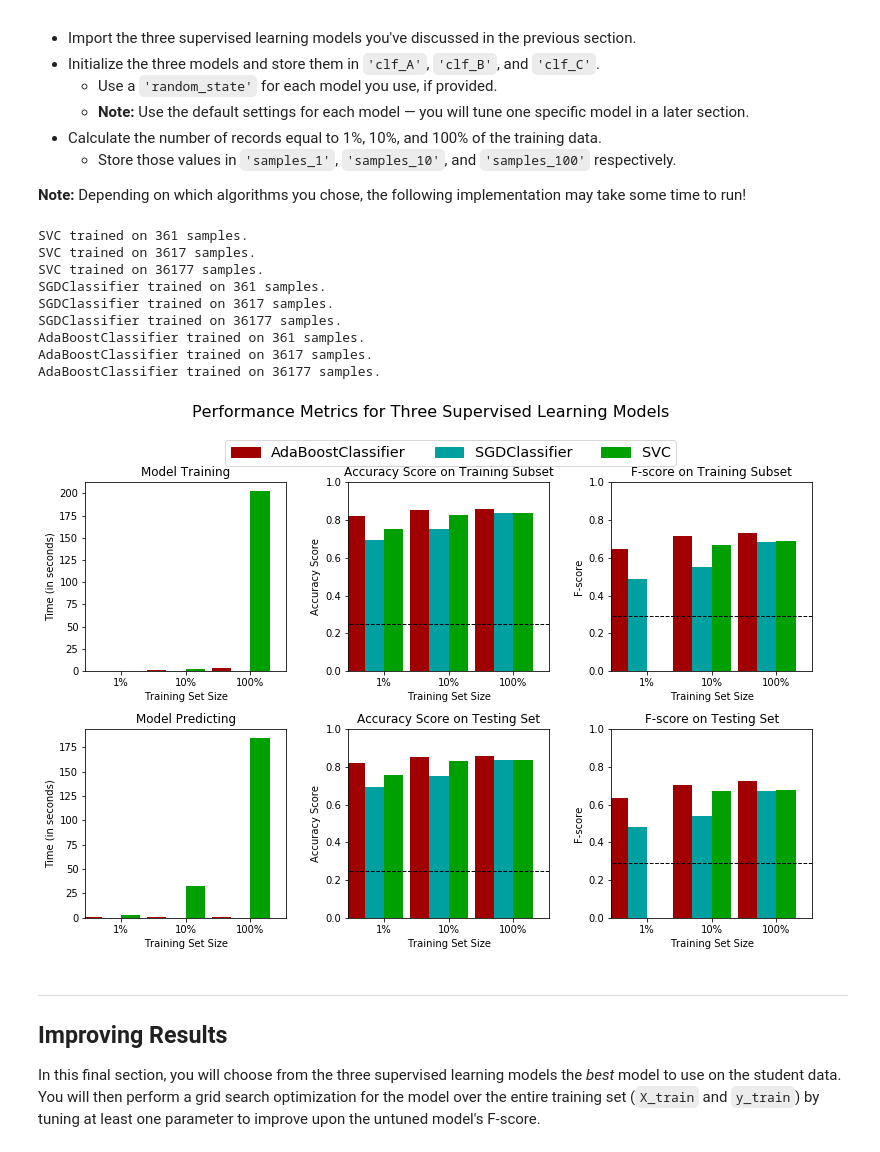
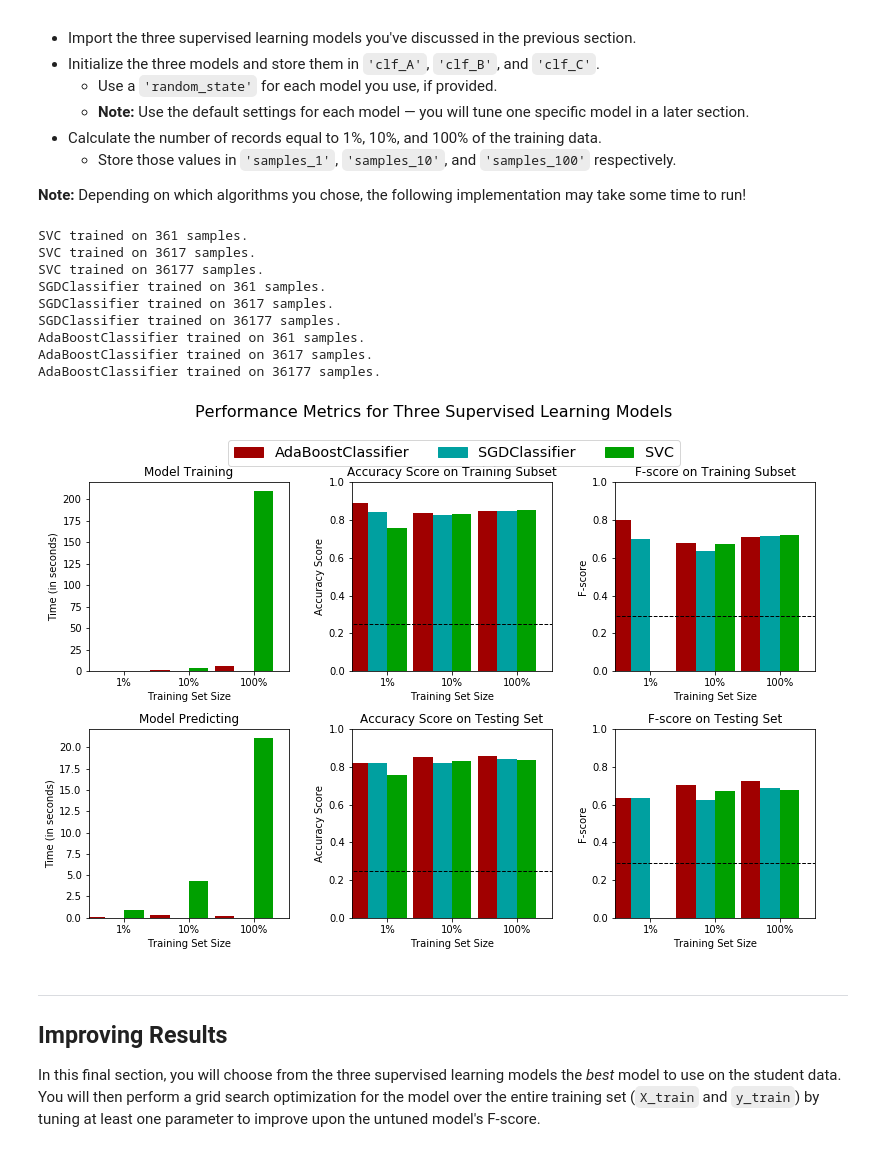
Before and after one commit to rudolf-star/udacity, a Jupyter notebook: finding_donors/finding_donors.ipynb, the cells around one changed output. Cells and saved outputs as stored; diff of their text form; code cells hidden in the pictures.

```diff
--- a/finding_donors/finding_donors.ipynb
+++ b/finding_donors/finding_donors.ipynb
@@ -68,7 +68,7 @@ n_greater_50k = data.query('income == ">50K"', False).shape[0]
 n_at_most_50k = data.query('income == "<=50K"', False).shape[0]
 
 # TODO: Percentage of individuals whose income is more than $50,000
-greater_percent = float(n_greater_50k) / n_records
+greater_percent = float(n_greater_50k) / n_records * 100
 
 # Print the results
 print("Total number of records: {}".format(n_records))
@@ -259,9 +259,9 @@ TN = 0 # No predicted negatives in the naive case
 FN = 0 # No predicted negatives in the naive case
 '''
 # TODO: Calculate accuracy, precision and recall
-accuracy = greater_percent
+accuracy = greater_percent / 100
 recall = 1
-precision = greater_percent
+precision = greater_percent / 100
 
 # TODO: Calculate F-score using the formula above for beta = 0.5 and correct values for precision and recall.
 beta = 0.5
@@ -359,20 +360,20 @@ def train_predict(learner, sample_size, X_train, y_train, X_test, y_test):
     #       then get predictions on the first 300 training samples(X_train) using .predict()
     start = time() # Get start time
     predictions_test = learner.predict(X_test)
-    predictions_train = learner.predict(X_train)
+    predictions_train = learner.predict(X_train[:300])
     end = time() # Get end time
 
     # TODO: Calculate the total prediction time
     results['pred_time'] = end - start
 
     # TODO: Compute accuracy on the first 300 training samples which is y_train[:300]
-    results['acc_train'] = accuracy_score(y_train, predictions_train)
+    results['acc_train'] = accuracy_score(y_train[:300], predictions_train)
 
     # TODO: Compute accuracy on test set using accuracy_score()
     results['acc_test'] = accuracy_score(y_test, predictions_test)
 
     # TODO: Compute F-score on the the first 300 training samples using fbeta_score()
-    results['f_train'] = fbeta_score(y_train, predictions_train, beta=0.5)
+    results['f_train'] = fbeta_score(y_train[:300], predictions_train, beta=0.5)
 
     # TODO: Compute F-score on the test set which is y_test
     results['f_test'] = fbeta_score(y_test, predictions_test, beta=0.5)
@@ -395,7 +396,7 @@ In the code cell, you will need to implement the following:
 **Note:** Depending on which algorithms you chose, the following implementation may take some time to run!
 # %%
 # TODO: Import the three supervised learning models from sklearn
-from sklearn.svm import NuSVC
+from sklearn.svm import SVC
 from sklearn.naive_bayes import GaussianNB
 from sklearn.linear_model import SGDClassifier
 from sklearn.ensemble import RandomForestClassifier,GradientBoostingClassifier,AdaBoostClassifier
@@ -403,40 +404,40 @@ from sklearn import tree
 from sklearn.neighbors import KNeighborsClassifier
 
 # TODO: Initialize the three models
-clf_A = svm.SVC()
+clf_A = SVC()
 clf_B = SGDClassifier()
 clf_C = AdaBoostClassifier()
 
 # TODO: Calculate the number of samples for 1%, 10%, and 100% of the training data
 # HINT: samples_100 is the entire training set i.e. len(y_train)
 # HINT: samples_10 is 10% of samples_100 (ensure to set the count of the values to be `int` and not `float`)
 # HINT: samples_1 is 1% of samples_100 (ensure to set the count of the values to be `int` and not `float`)
 samples_100 = len(y_train)
 samples_10 = int(len(y_train)/10)
 samples_1 = int(len(y_train)/100)
 
 # Collect results on the learners
 results = {}
 for clf in [clf_A, clf_B, clf_C]:
     clf_name = clf.__class__.__name__
     results[clf_name] = {}
     for i, samples in enumerate([samples_1, samples_10, samples_100]):
         results[clf_name][i] = \
         train_predict(clf, samples, X_train, y_train, X_test, y_test)
 
 # Run metrics visualization for the three supervised learning models chosen
 vs.evaluate(results, accuracy, fscore)
 # %% [output]
 SVC trained on 361 samples.
 SVC trained on 3617 samples.
 SVC trained on 36177 samples.
 SGDClassifier trained on 361 samples.
 SGDClassifier trained on 3617 samples.
 SGDClassifier trained on 36177 samples.
 AdaBoostClassifier trained on 361 samples.
 AdaBoostClassifier trained on 3617 samples.
 AdaBoostClassifier trained on 36177 samples.
-[figure, old version]
+[figure, new version]
 # %% [markdown]
 ----
 ## Improving Results
```
Also changed, not shown: parts of 5 cells of this notebook, 1 other file.
